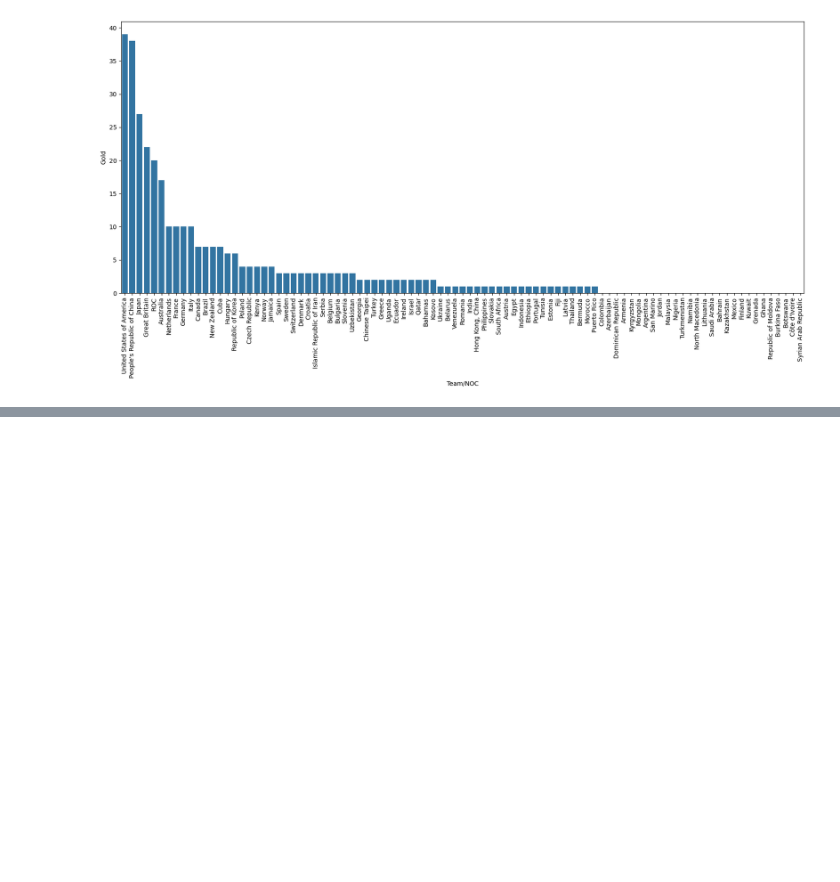
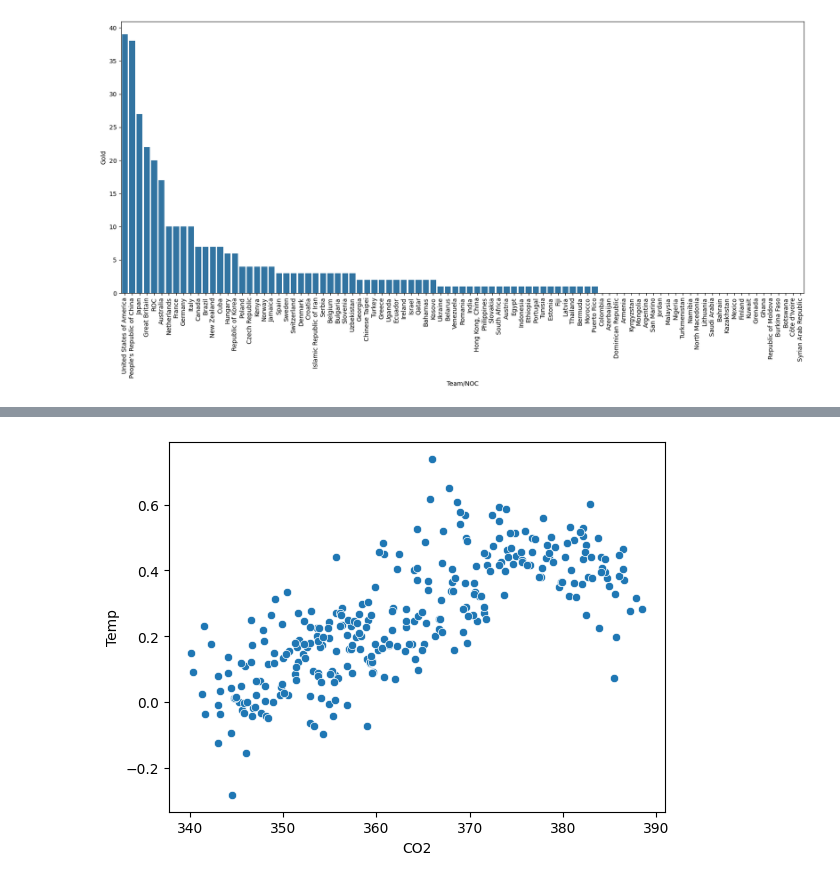
Before and after one commit to HayateSato/DS_Practice, a Jupyter notebook: Matplotlib.ipynb, the cells around one changed output, grey strips where cells are left out. Cells and saved outputs as stored; diff of their text form; code cells hidden in the pictures; blank space fills up the shorter version.

Commit message:
sns scatterplot

```diff
--- a/Matplotlib.ipynb
+++ b/Matplotlib.ipynb
@@ -323,0 +339,5 @@ plt.show()
+# %%
+sns.scatterplot(x="CO2", y="Temp", data=csv_file)
+plt.show()
+# %% [output]
+[figure, added]
```
Also changed, not shown: parts of 2 cells of this notebook.
